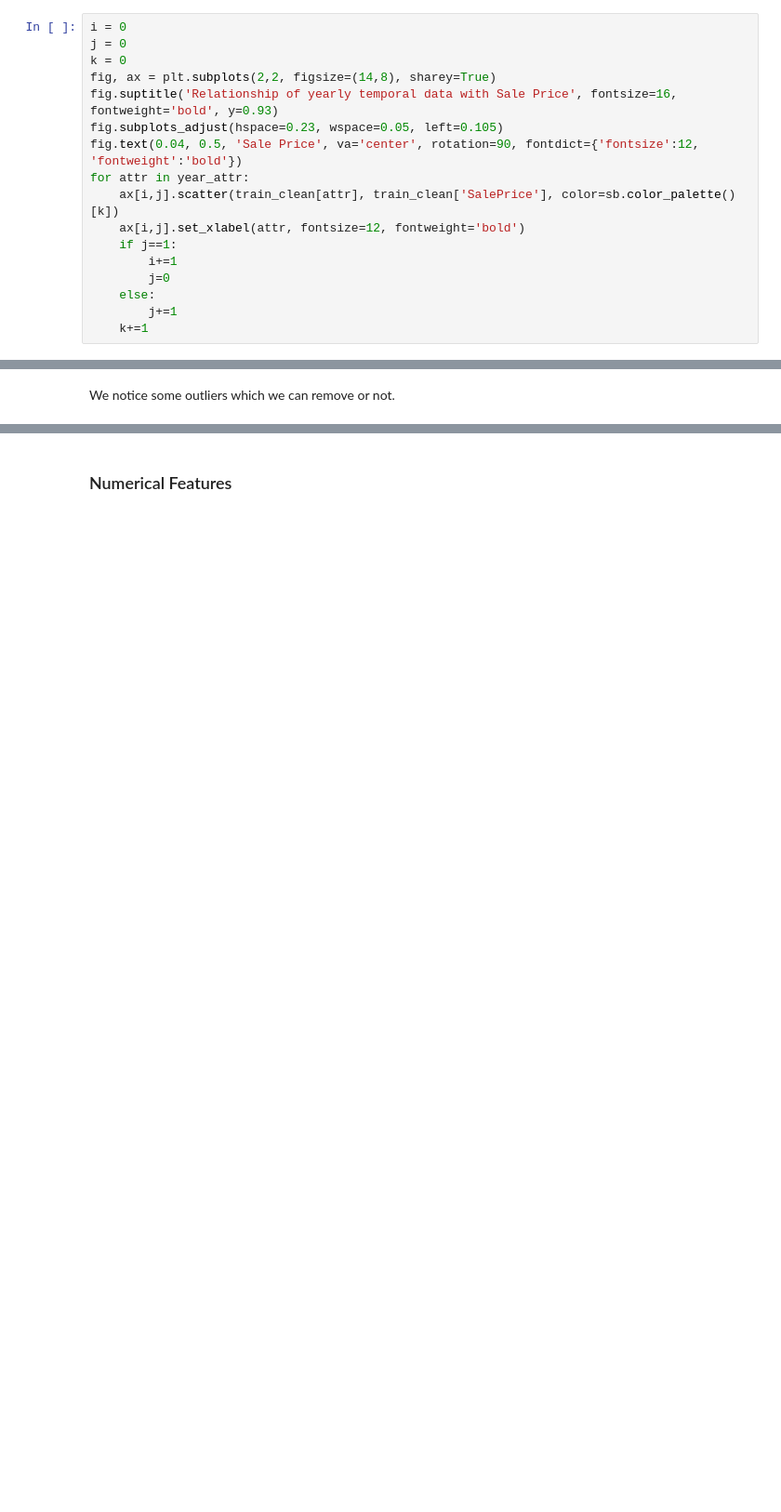
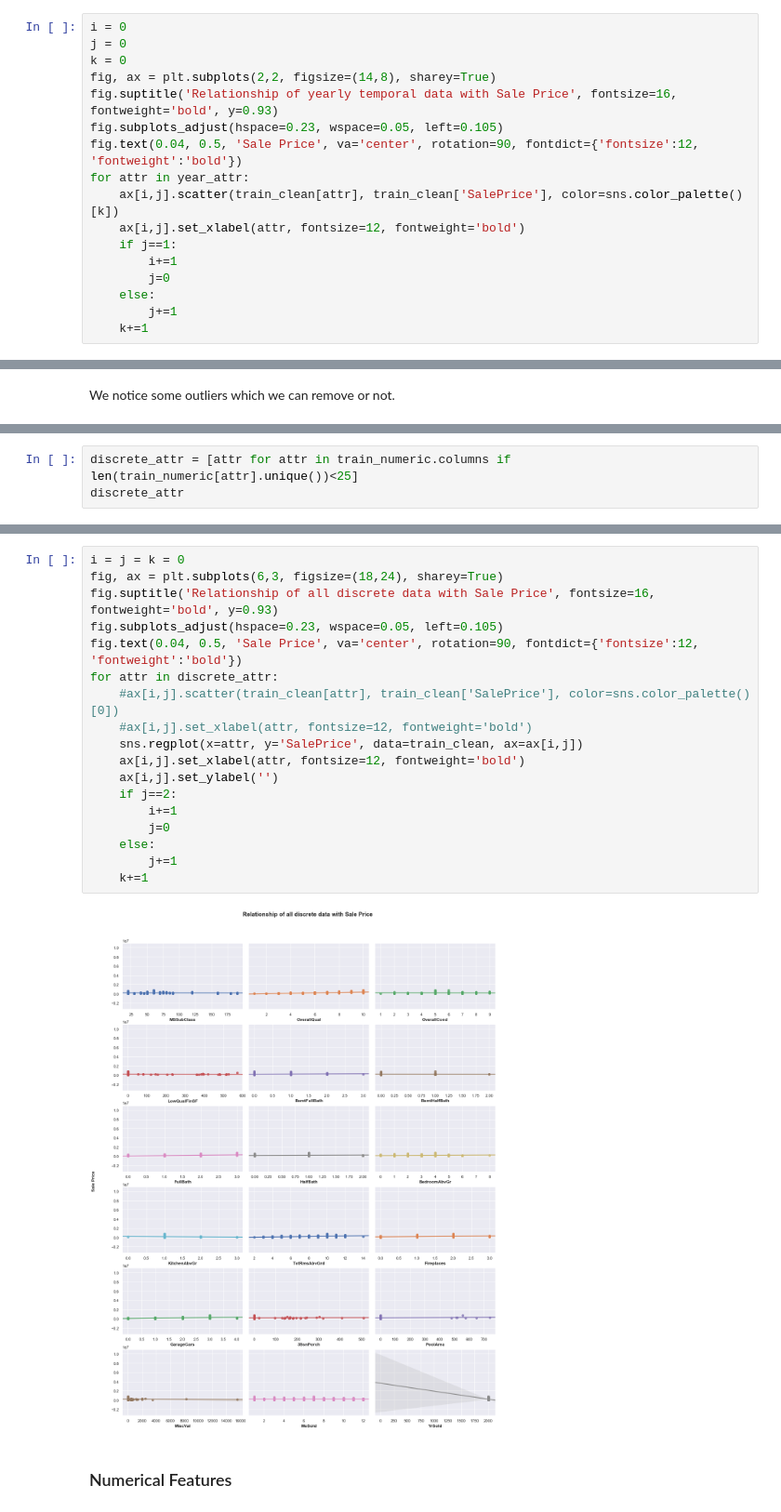
Before and after one commit to gepallas/ML_House_Prices, a Jupyter notebook: HousePricesEDA.ipynb, the cells around one changed output, grey strips where cells are left out. Shown: that part at 93% size. Drawn from its saved outputs; the diff is of its cells as text; blank space fills up the shorter version.

```diff
--- a/HousePricesEDA.ipynb
+++ b/HousePricesEDA.ipynb
@@ -406,7 +406,7 @@ fig.suptitle('Relationship of yearly temporal data with Sale Price', fontsize=16
 fig.subplots_adjust(hspace=0.23, wspace=0.05, left=0.105)
 fig.text(0.04, 0.5, 'Sale Price', va='center', rotation=90, fontdict={'fontsize':12, 'fontweight':'bold'})
 for attr in year_attr:
-    ax[i,j].scatter(train_clean[attr], train_clean['SalePrice'], color=sb.color_palette()[k])
+    ax[i,j].scatter(train_clean[attr], train_clean['SalePrice'], color=sns.color_palette()[k])
     ax[i,j].set_xlabel(attr, fontsize=12, fontweight='bold')
     if j==1:
         i+=1
@@ -712,0 +703,3 @@ for attr in discrete_attr:
+# %%
+discrete_attr = [attr for attr in train_numeric.columns if len(train_numeric[attr].unique())<25]
+discrete_attr
@@ -713,3 +729,23 @@ for attr in discrete_attr:
+# %%
+i = j = k = 0
+fig, ax = plt.subplots(6,3, figsize=(18,24), sharey=True)
+fig.suptitle('Relationship of all discrete data with Sale Price', fontsize=16, fontweight='bold', y=0.93)
+fig.subplots_adjust(hspace=0.23, wspace=0.05, left=0.105)
+fig.text(0.04, 0.5, 'Sale Price', va='center', rotation=90, fontdict={'fontsize':12, 'fontweight':'bold'})
+for attr in discrete_attr:
+    #ax[i,j].scatter(train_clean[attr], train_clean['SalePrice'], color=sns.color_palette()[0])
+    #ax[i,j].set_xlabel(attr, fontsize=12, fontweight='bold')
+    sns.regplot(x=attr, y='SalePrice', data=train_clean, ax=ax[i,j])
+    ax[i,j].set_xlabel(attr, fontsize=12, fontweight='bold')
+    ax[i,j].set_ylabel('')
+    if j==2:
+        i+=1
+        j=0
+    else:
+        j+=1
+    k+=1
+# %% [output]
+[figure, added]
 # %% [markdown]
 ### Numerical Features
 # %%
```
Also changed, not shown: parts of 18 cells of this notebook.
